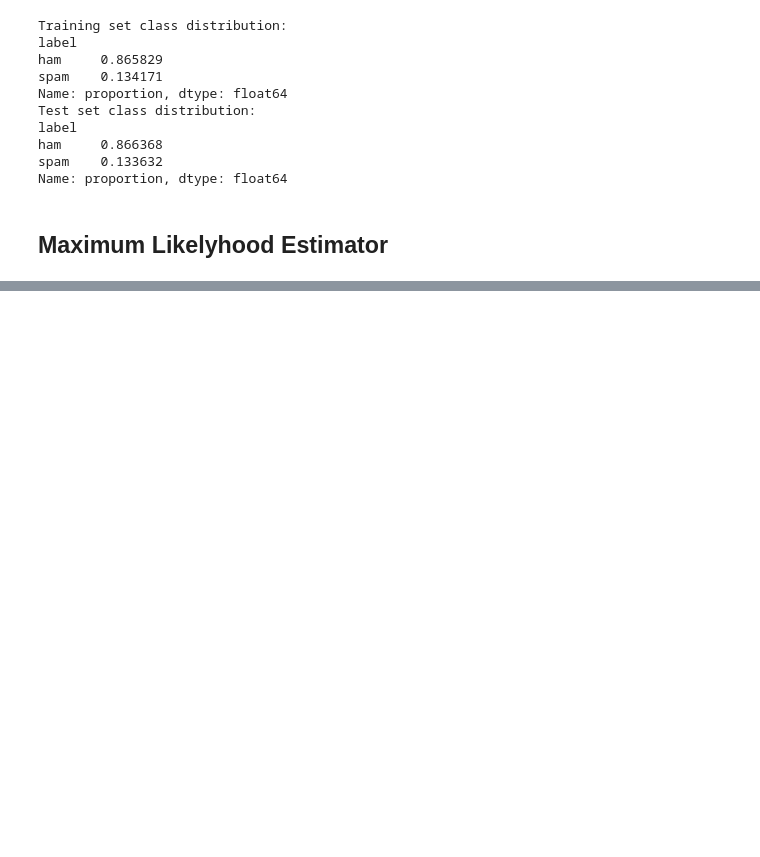
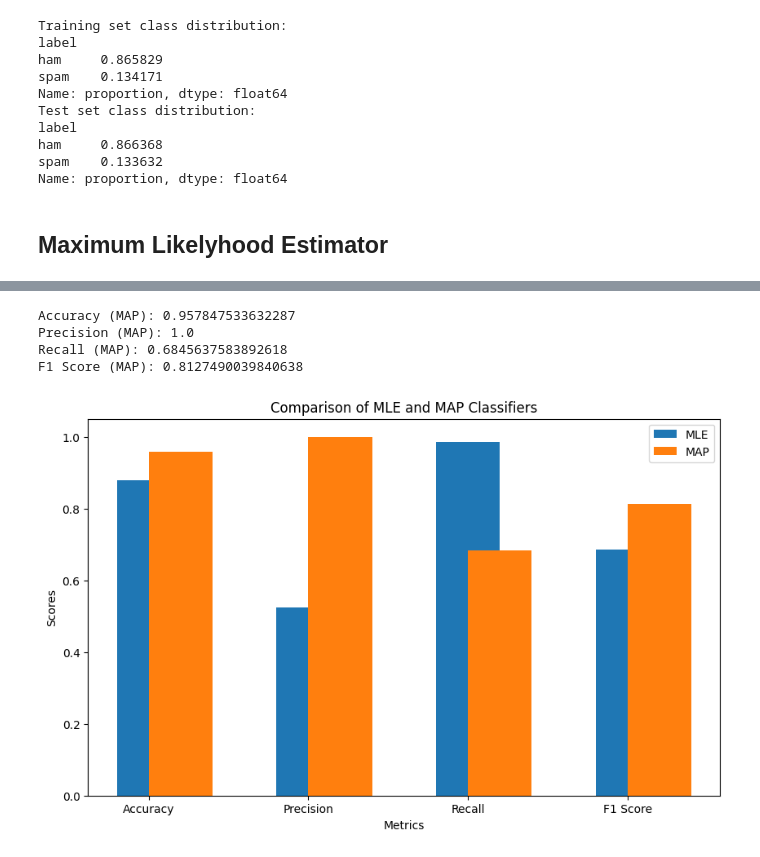
Before and after one commit to kkipngenokoech/MathsRequiredForAI, a Jupyter notebook: latex/ASP H4/spam.ipynb, the cells around one changed output, grey strips where cells are left out. Drawn from its saved outputs; the diff is of its cells as text; code cells hidden in the pictures; blank space fills up the shorter version.

Commit message:
done with spam

```diff
--- a/latex/ASP H4/spam.ipynb
+++ b/latex/ASP H4/spam.ipynb
@@ -85,0 +288,58 @@ Name: proportion, dtype: float64
+# %%
+# Get the predicted labels using the MAP classifier
+predicted_labels_map = classify_messages(test_df['message'].values, word_probabilities_laplace, class_counts_laplace)
+
+# Calculate the evaluation metrics for the MAP classifier
+accuracy_map = accuracy_score(true_labels, predicted_labels_map)
+precision_map = precision_score(true_labels, predicted_labels_map, pos_label='spam')
+recall_map = recall_score(true_labels, predicted_labels_map, pos_label='spam')
+f1_map = f1_score(true_labels, predicted_labels_map, pos_label='spam')
+
+# Print the evaluation metrics for the MAP classifier
+print(f"Accuracy (MAP): {accuracy_map}")
+print(f"Precision (MAP): {precision_map}")
+print(f"Recall (MAP): {recall_map}")
+print(f"F1 Score (MAP): {f1_map}")
+# %% [output]
+Accuracy (MAP): 0.957847533632287
+Precision (MAP): 1.0
+Recall (MAP): 0.6845637583892618
+F1 Score (MAP): 0.8127490039840638
+# %%
+import matplotlib.pyplot as plt
+
+# Metrics for MLE
+metrics_mle = {
+    'Accuracy': accuracy,
+    'Precision': precision,
+    'Recall': recall,
+    'F1 Score': f1
+}
+
+# Metrics for MAP
+metrics_map = {
+    'Accuracy': accuracy_map,
+    'Precision': precision_map,
+    'Recall': recall_map,
+    'F1 Score': f1_map
+}
+
+# Plotting the metrics
+labels = list(metrics_mle.keys())
+mle_values = list(metrics_mle.values())
+map_values = list(metrics_map.values())
+
+x = range(len(labels))
+
+plt.figure(figsize=(10, 6))
+plt.bar(x, mle_values, width=0.4, label='MLE', align='center')
+plt.bar(x, map_values, width=0.4, label='MAP', align='edge')
+
+plt.xlabel('Metrics')
+plt.ylabel('Scores')
+plt.title('Comparison of MLE and MAP Classifiers')
+plt.xticks(x, labels)
+plt.legend()
+plt.show()
+# %% [output]
+[figure, added]
```
Also changed, not shown: parts of 26 cells of this notebook, 1 other file.
